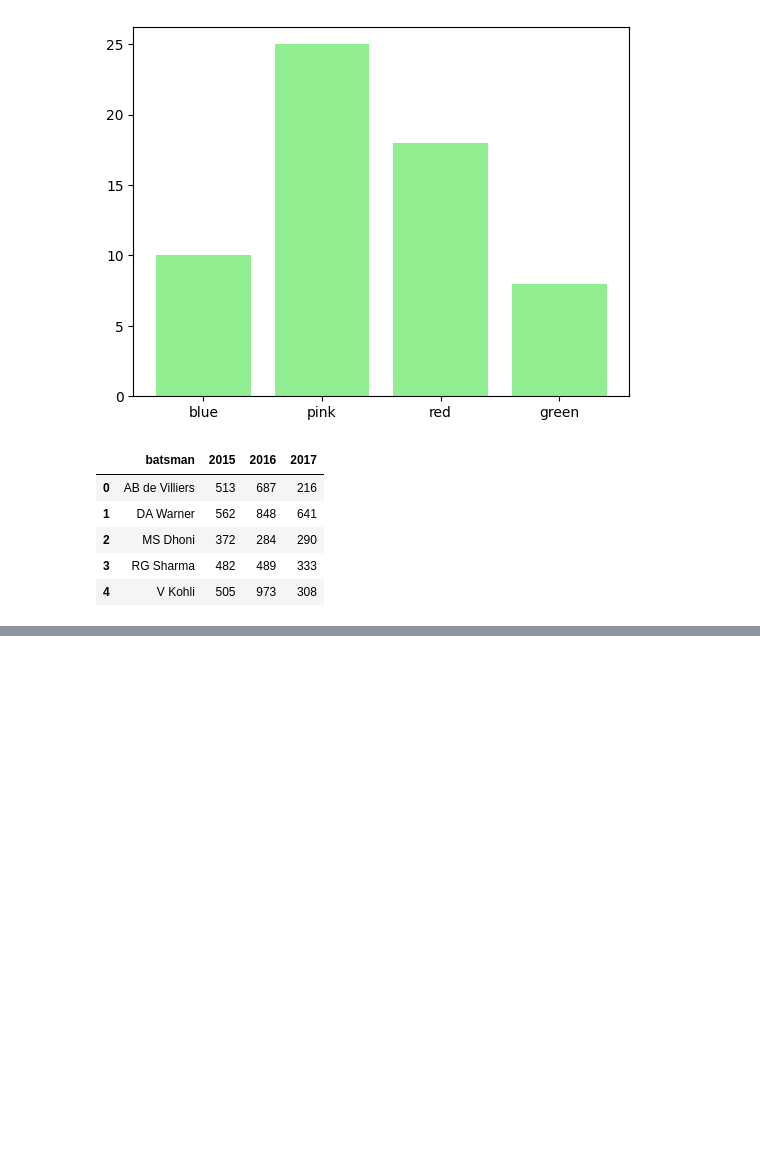
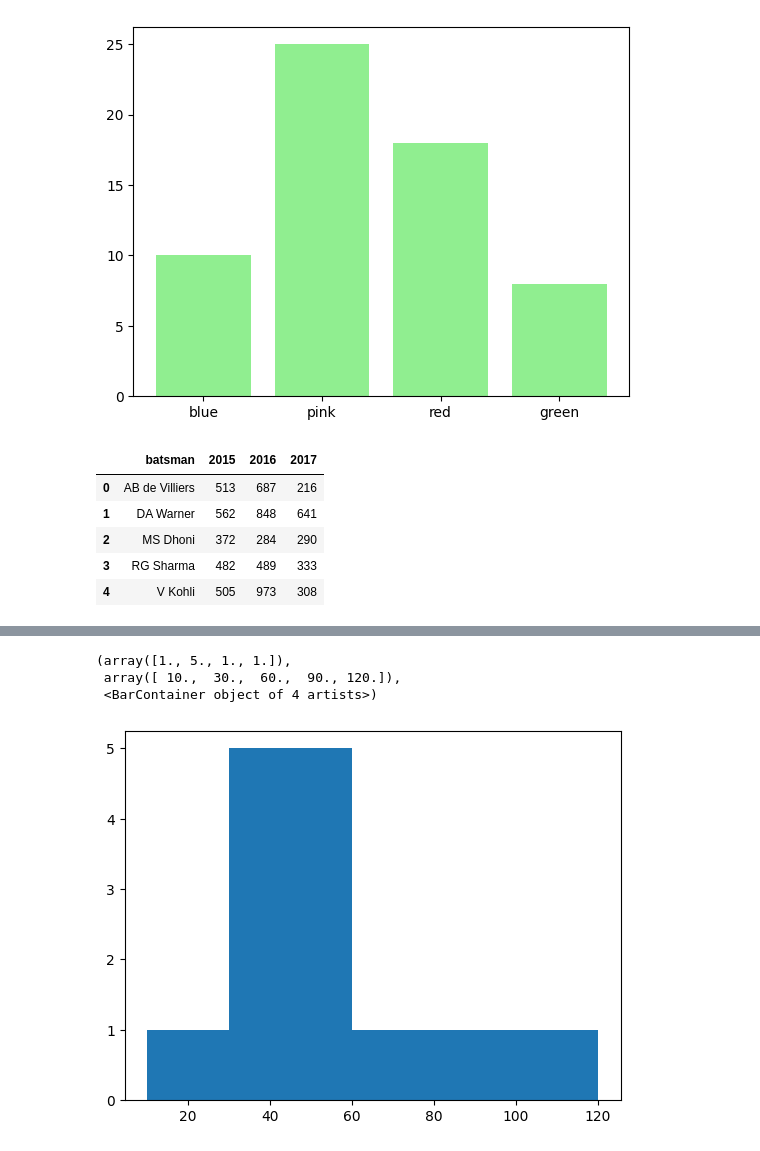
Before and after one commit to Bhavik2209/pandas_basics_-IPL-analysis-, a Jupyter notebook: matplotlib/matplot.ipynb, the cells around one changed output, grey strips where cells are left out. Cells and saved outputs as stored; diff of their text form; code cells hidden in the pictures; blank space fills up the shorter version.

```diff
--- a/matplotlib/matplot.ipynb
+++ b/matplotlib/matplot.ipynb
@@ -144,0 +160,9 @@ plt.show()
+# %%
+# for example
+data = [12,32,34,78,39,56,97,45]
+plt.hist(data,bins=[10,30,60,90,120])
+# %% [output]
+(array([1., 5., 1., 1.]),
+ array([ 10.,  30.,  60.,  90., 120.]),
+ <BarContainer object of 4 artists>)
+[figure, added]
```
Also changed, not shown: parts of 11 cells of this notebook, 2 other files.
